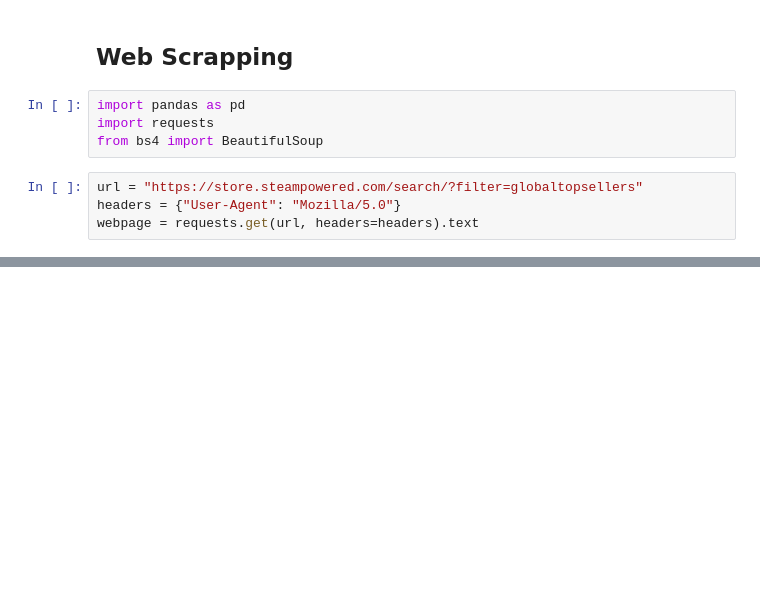
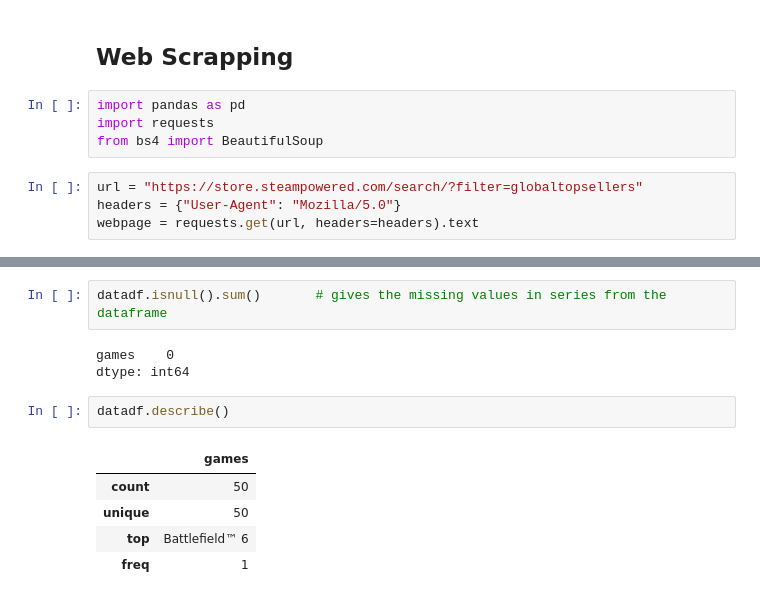
Before and after one commit to Gagan021-5/Jupyter-Notebook, a Jupyter notebook: webscraping.ipynb, the cells around one changed output, grey strips where cells are left out. Drawn from its saved outputs; the diff is of its cells as text; blank space fills up the shorter version.

```diff
--- a/webscraping.ipynb
+++ b/webscraping.ipynb
@@ -40,0 +80,13 @@ print(df)
+# %%
+datadf.isnull().sum()       # gives the missing values in series from the dataframe
+# %% [output]
+games    0
+dtype: int64
+# %%
+datadf.describe()
+# %% [output]
+|  | games |
+| count | 50 |
+| unique | 50 |
+| top | Battlefield™ 6 |
+| freq | 1 |
```
Also changed, not shown: parts of 7 cells of this notebook.
